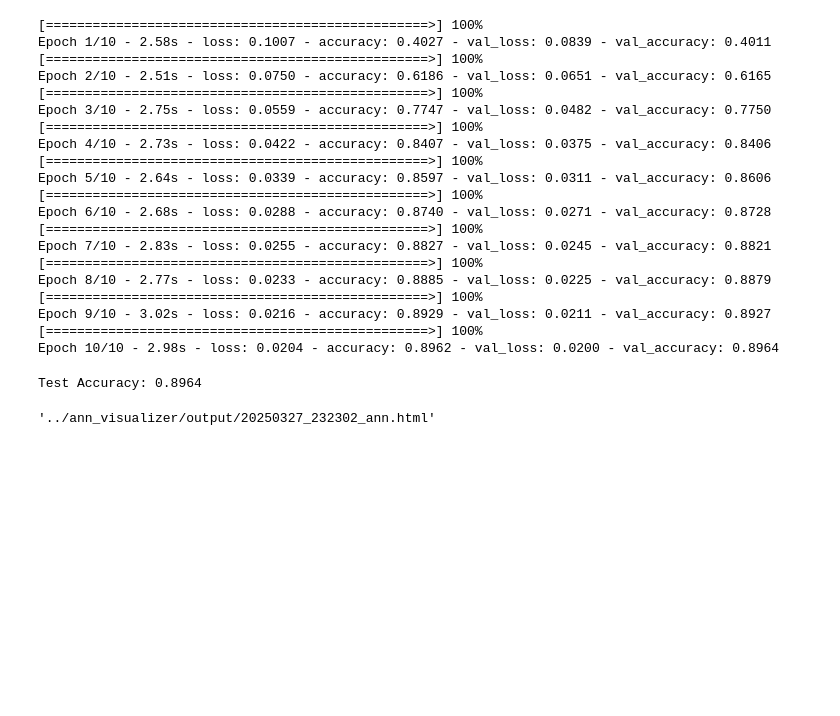
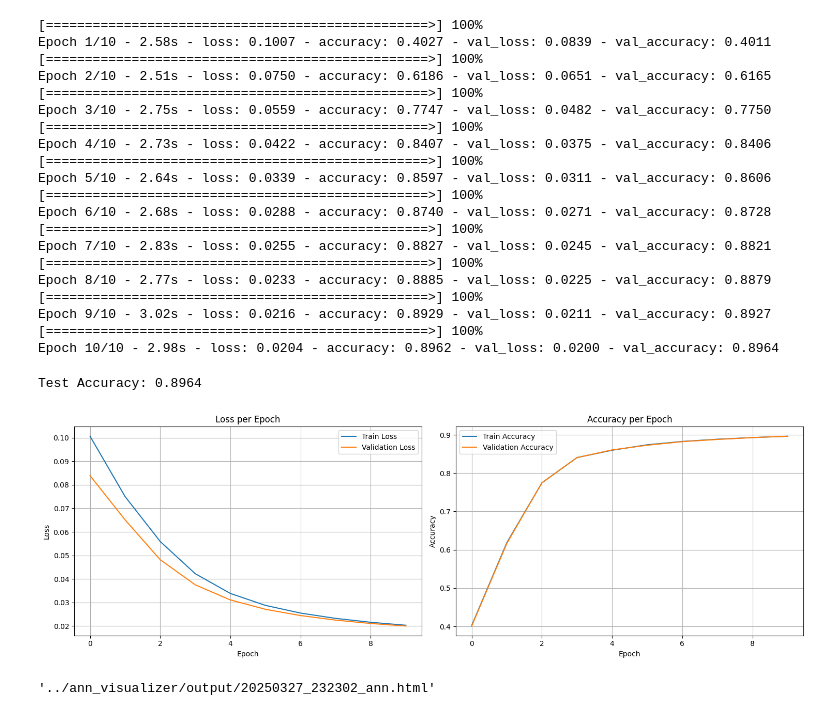
Before and after one commit to riyorax/Tugas-Besar-1-IF3270, a Jupyter notebook: src/main.ipynb, the cells around one changed output. Drawn from its saved outputs; the diff is of its cells as text; code cells hidden in the pictures; blank space fills up the shorter version.

```diff
--- a/src/main.ipynb
+++ b/src/main.ipynb
@@ -96,6 +96,10 @@ accuracy = accuracy_score(pred_classes, y_test)
 print("Test Accuracy:", accuracy)
 # %% [output]
 Test Accuracy: 0.8964
+# %%
+model.plot_training()
+# %% [output]
+[figure, added]
 # %%
 visualize_ann(model,X.shape[1],output_dir='../ann_visualizer/output/')
 # %% [output]
```
Also changed, not shown: parts of 9 cells of this notebook.
